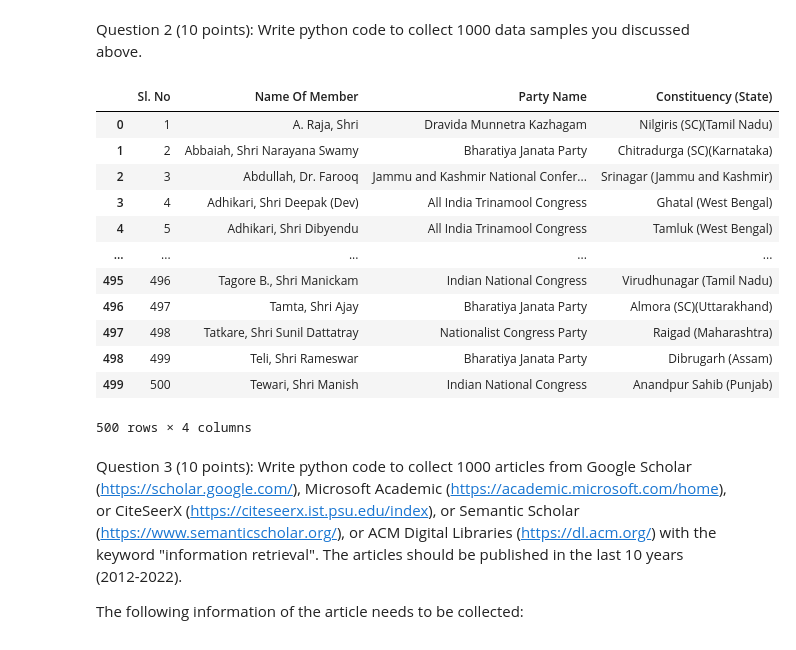
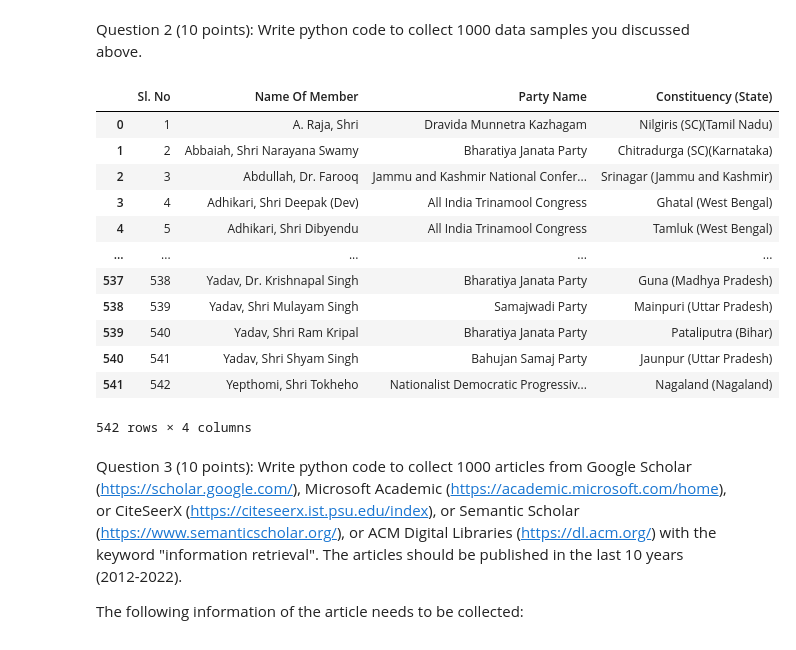
Before and after one commit to kamalrajugambli/KamalRaju_INFO5731_SPRING2022, a Jupyter notebook: In_class_exercise_02_1.ipynb, the cells around one changed output. Drawn from its saved outputs; the diff is of its cells as text; code cells hidden in the pictures.

```diff
--- a/In_class_exercise_02_1.ipynb
+++ b/In_class_exercise_02_1.ipynb
@@ -24,35 +24,35 @@ Question 2 (10 points): Write python code to collect 1000 data samples you discu
 # %%
 # You code here (Please add comments in the code):
 import requests
 from bs4 import BeautifulSoup #imported BeautifulSoap, Requests and pandas packages
 import pandas as pd
 
 url = "http://164.100.47.194/Loksabha/Members/AlphabeticalList.aspx" #Fetched the data from this url
 req = requests.get(url)
 soup = BeautifulSoup(req.text, 'html.parser') #using BeautifulSoup package parsed the data from html
 
 table = str(soup.find('table', {'class': 'member_list_table'}))#searching for table with html class. Found this through inspecting web browser output
 
 df_tables = pd.read_html(table)[0] #dumping data into dataframe using pandas.
 
-df_tables.to_csv("members.csv", index=False) #converting dataframe to .csv file with 539 members data
-df_500=df_tables.head(500)
-df_500.to_csv("500members.csv", index=False) #converting dataframe to .csv file with 500 members data
-df_500
+df_tables.to_csv("members.csv", index=False) #converting dataframe to .csv file with 542 members data
+df_1000=df_tables.head(1000)
+df_1000.to_csv("500members.csv", index=False) #converting dataframe to .csv file with 1000 members data
+df_1000
 # %% [output]
 |  | Sl. No | Name Of Member | Party Name | Constituency (State) |
 | 0 | 1 | A. Raja, Shri | Dravida Munnetra Kazhagam | Nilgiris (SC)(Tamil Nadu) |
 | 1 | 2 | Abbaiah, Shri Narayana Swamy | Bharatiya Janata Party | Chitradurga (SC)(Karnataka) |
 | 2 | 3 | Abdullah, Dr. Farooq | Jammu and Kashmir National Confer... | Srinagar (Jammu and Kashmir) |
 | 3 | 4 | Adhikari, Shri Deepak (Dev) | All India Trinamool Congress | Ghatal (West Bengal) |
 | 4 | 5 | Adhikari, Shri Dibyendu | All India Trinamool Congress | Tamluk (West Bengal) |
 | ... | ... | ... | ... | ... |
-| 495 | 496 | Tagore B., Shri Manickam | Indian National Congress | Virudhunagar (Tamil Nadu) |
-| 496 | 497 | Tamta, Shri Ajay | Bharatiya Janata Party | Almora (SC)(Uttarakhand) |
-| 497 | 498 | Tatkare, Shri Sunil Dattatray | Nationalist Congress Party | Raigad (Maharashtra) |
-| 498 | 499 | Teli, Shri Rameswar | Bharatiya Janata Party | Dibrugarh (Assam) |
-| 499 | 500 | Tewari, Shri Manish | Indian National Congress | Anandpur Sahib (Punjab) |
+| 537 | 538 | Yadav, Dr. Krishnapal Singh | Bharatiya Janata Party | Guna (Madhya Pradesh) |
+| 538 | 539 | Yadav, Shri Mulayam Singh | Samajwadi Party | Mainpuri (Uttar Pradesh) |
+| 539 | 540 | Yadav, Shri Ram Kripal | Bharatiya Janata Party | Pataliputra (Bihar) |
+| 540 | 541 | Yadav, Shri Shyam Singh | Bahujan Samaj Party | Jaunpur (Uttar Pradesh) |
+| 541 | 542 | Yepthomi, Shri Tokheho | Nationalist Democratic Progressiv... | Nagaland (Nagaland) |
-500 rows × 4 columns
+542 rows × 4 columns
 # %% [markdown]
 Question 3 (10 points): Write python code to collect 1000 articles from Google Scholar (https://scholar.google.com/), Microsoft Academic (https://academic.microsoft.com/home), or CiteSeerX (https://citeseerx.ist.psu.edu/index), or Semantic Scholar (https://www.semanticscholar.org/), or ACM Digital Libraries (https://dl.acm.org/) with the keyword "information retrieval". The articles should be published in the last 10 years (2012-2022).
 
```
Also changed, not shown: parts of 1 cell of this notebook.
